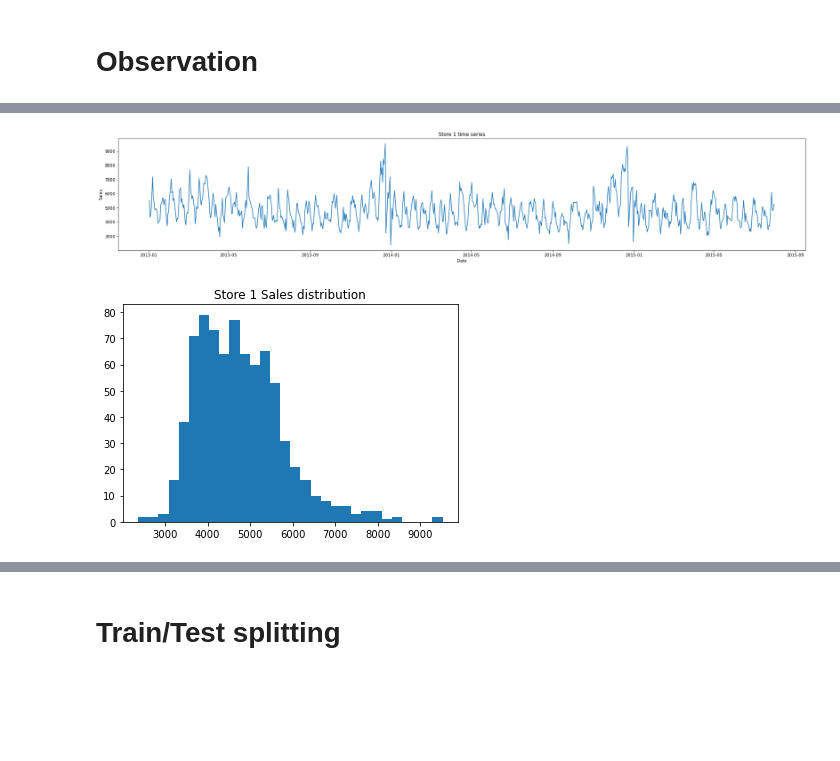
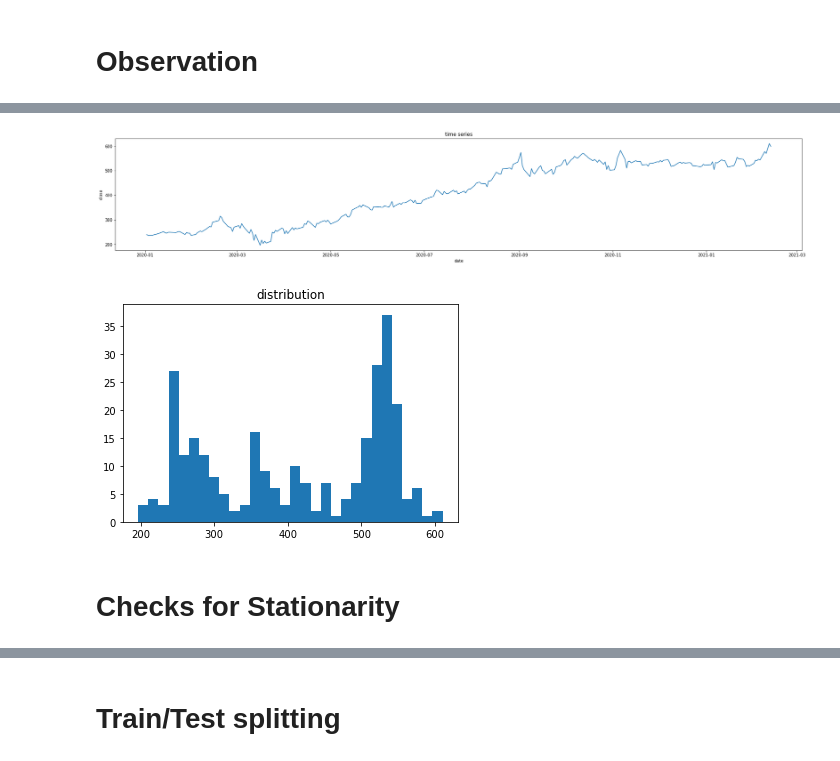
Before and after one commit to VSydorskyy/iasa_master_forecasting, a Jupyter notebook: practical_task/1_observation_basic_models.ipynb, the cells around one changed output, grey strips where cells are left out. Cells and saved outputs as stored; diff of their text form; code cells hidden in the pictures; blank space fills up the shorter version.

```diff
--- a/practical_task/1_observation_basic_models.ipynb
+++ b/practical_task/1_observation_basic_models.ipynb
@@ -70,5 +62,0 @@ train
-# %%
-plot_store_charts(train , STORE_ID)
-# %% [output]
-[figure, removed]
-[figure, removed]
@@ -76,0 +63,7 @@ store_ts = train[(train['Store'] == STORE_ID) & (train['Open'] == 1)].reset_inde
+# %%
+plot_store_charts(ts)
+# %% [output]
+[figure, added]
+[figure, added]
+# %% [markdown]
+# Checks for Stationarity
```
Also changed, not shown: parts of 16 cells of this notebook, 3 other files.
